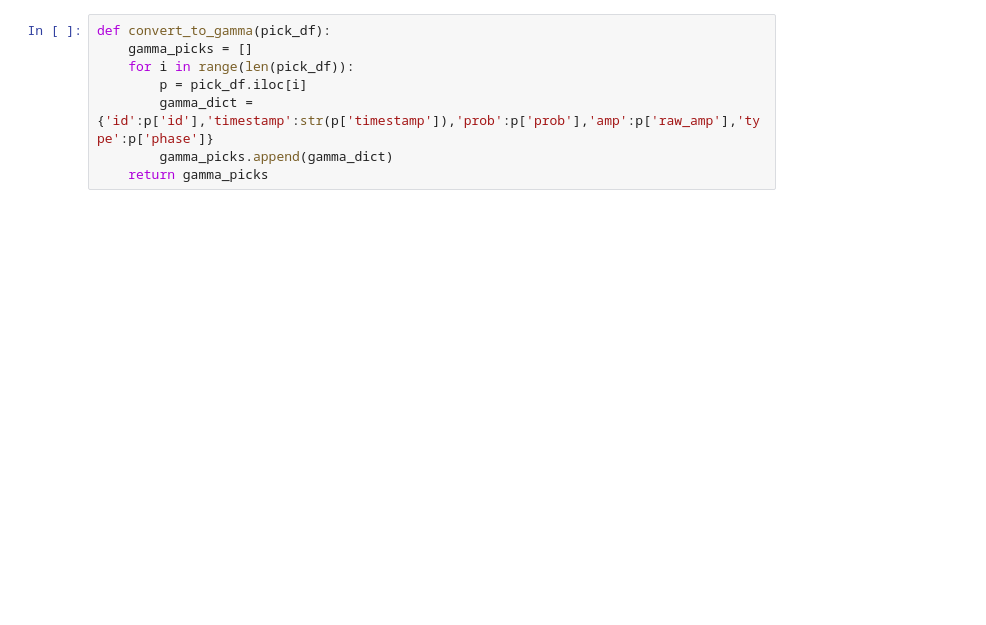
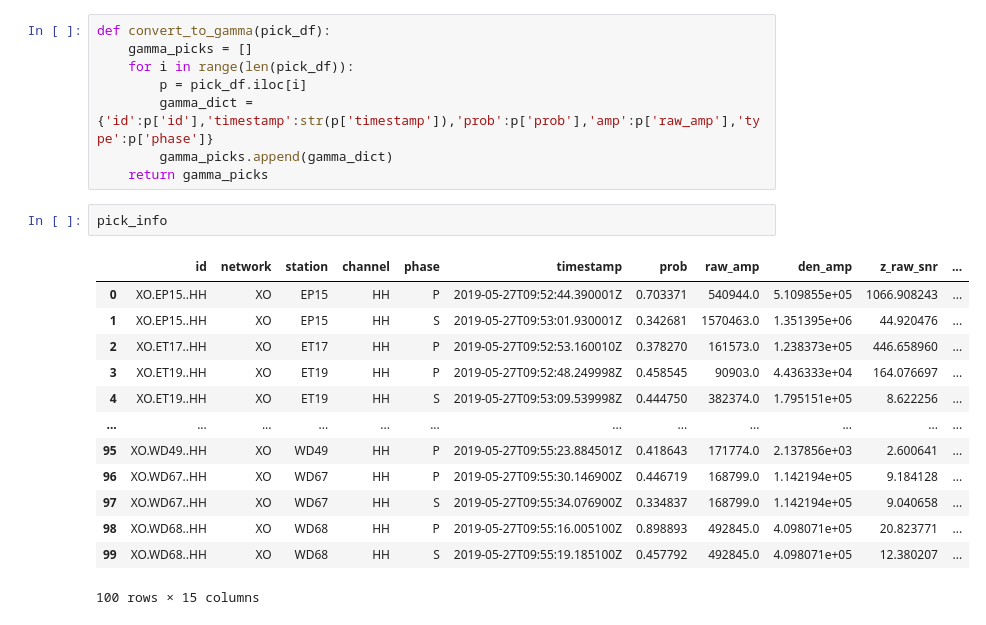
Before and after one commit to zoekrauss/alaska-continuous, a Jupyter notebook: workflow.ipynb, the cells around one changed output. Cells and saved outputs as stored; diff of their text form; blank space fills up the shorter version.

```diff
--- a/workflow.ipynb
+++ b/workflow.ipynb
@@ -306,3 +295,19 @@ def convert_to_gamma(pick_df):
         gamma_dict = {'id':p['id'],'timestamp':str(p['timestamp']),'prob':p['prob'],'amp':p['raw_amp'],'type':p['phase']}
         gamma_picks.append(gamma_dict)
     return gamma_picks
+# %%
+pick_info
+# %% [output]
+|  | id | network | station | channel | phase | timestamp | prob | raw_amp | den_amp | z_raw_snr | ... |
+| 0 | XO.EP15..HH | XO | EP15 | HH | P | 2019-05-27T09:52:44.390001Z | 0.703371 | 540944.0 | 5.109855e+05 | 1066.908243 | ... |
+| 1 | XO.EP15..HH | XO | EP15 | HH | S | 2019-05-27T09:53:01.930001Z | 0.342681 | 1570463.0 | 1.351395e+06 | 44.920476 | ... |
+| 2 | XO.ET17..HH | XO | ET17 | HH | P | 2019-05-27T09:52:53.160010Z | 0.378270 | 161573.0 | 1.238373e+05 | 446.658960 | ... |
+| 3 | XO.ET19..HH | XO | ET19 | HH | P | 2019-05-27T09:52:48.249998Z | 0.458545 | 90903.0 | 4.436333e+04 | 164.076697 | ... |
+| 4 | XO.ET19..HH | XO | ET19 | HH | S | 2019-05-27T09:53:09.539998Z | 0.444750 | 382374.0 | 1.795151e+05 | 8.622256 | ... |
+| ... | ... | ... | ... | ... | ... | ... | ... | ... | ... | ... | ... |
+| 95 | XO.WD49..HH | XO | WD49 | HH | P | 2019-05-27T09:55:23.884501Z | 0.418643 | 171774.0 | 2.137856e+03 | 2.600641 | ... |
+| 96 | XO.WD67..HH | XO | WD67 | HH | P | 2019-05-27T09:55:30.146900Z | 0.446719 | 168799.0 | 1.142194e+05 | 9.184128 | ... |
+| 97 | XO.WD67..HH | XO | WD67 | HH | S | 2019-05-27T09:55:34.076900Z | 0.334837 | 168799.0 | 1.142194e+05 | 9.040658 | ... |
+| 98 | XO.WD68..HH | XO | WD68 | HH | P | 2019-05-27T09:55:16.005100Z | 0.898893 | 492845.0 | 4.098071e+05 | 20.823771 | ... |
+| 99 | XO.WD68..HH | XO | WD68 | HH | S | 2019-05-27T09:55:19.185100Z | 0.457792 | 492845.0 | 4.098071e+05 | 12.380207 | ... |
+100 rows × 15 columns
```
Also changed, not shown: parts of 12 cells of this notebook, 3 other files.
